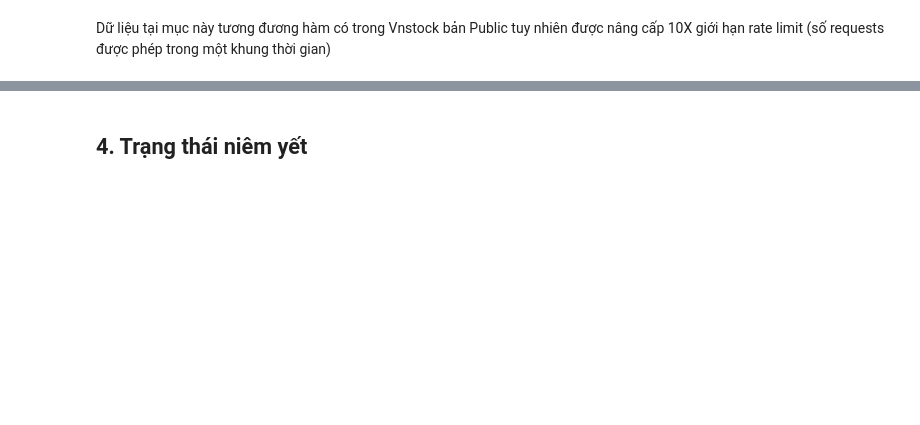
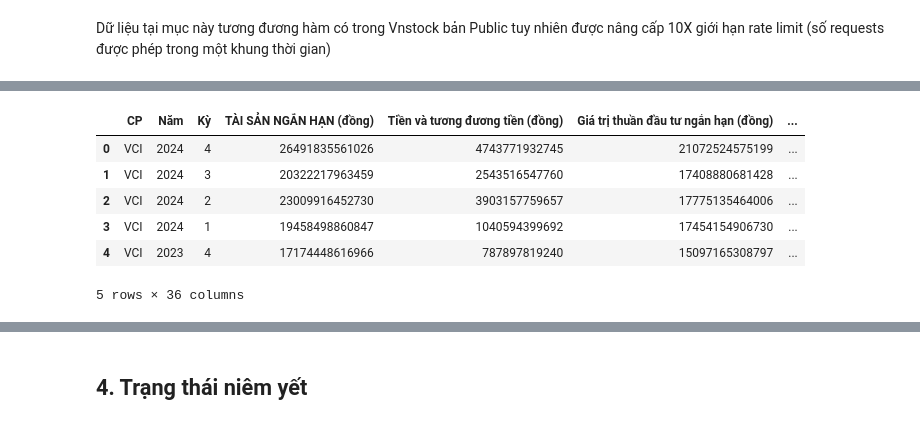
Before and after one commit to vnstock-hq/vnstock_insider_guide, a Jupyter notebook: demo/1-vnstock_data_explorer_v2_demo.ipynb, the cells around one changed output, grey strips where cells are left out. Saved outputs shown, nothing was run; the diff lists cells and outputs as text; code cells hidden in the pictures; blank space fills up the shorter version.

```diff
--- a/demo/1-vnstock_data_explorer_v2_demo.ipynb
+++ b/demo/1-vnstock_data_explorer_v2_demo.ipynb
@@ -214,0 +232,11 @@ Dữ liệu tại mục này tương đương hàm có trong Vnstock bản Publi
+# %%
+# Bỏ .head() để hiển thị toàn bộ dữ liệu
+fin.balance_sheet(period='quarter', lang='vi').head()
+# %% [output]
+|  | CP | Năm | Kỳ | TÀI SẢN NGẮN HẠN (đồng) | Tiền và tương đương tiền (đồng) | Giá trị thuần đầu tư ngắn hạn (đồng) | ... |
+| 0 | VCI | 2024 | 4 | 26491835561026 | 4743771932745 | 21072524575199 | ... |
+| 1 | VCI | 2024 | 3 | 20322217963459 | 2543516547760 | 17408880681428 | ... |
+| 2 | VCI | 2024 | 2 | 23009916452730 | 3903157759657 | 17775135464006 | ... |
+| 3 | VCI | 2024 | 1 | 19458498860847 | 1040594399692 | 17454154906730 | ... |
+| 4 | VCI | 2023 | 4 | 17174448616966 | 787897819240 | 15097165308797 | ... |
+5 rows × 36 columns
```
Also changed, not shown: parts of 26 cells of this notebook, 1 other file.
